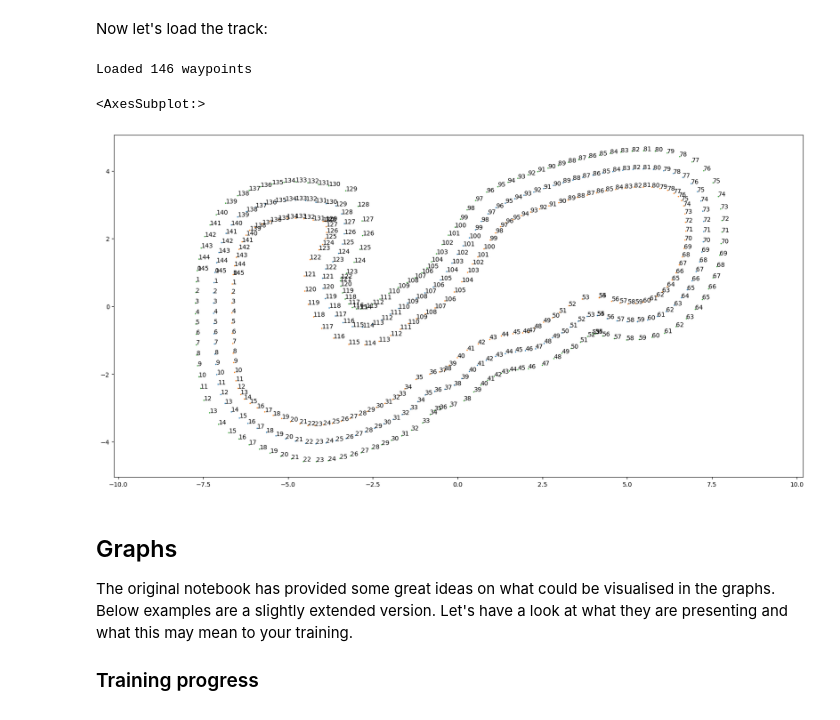
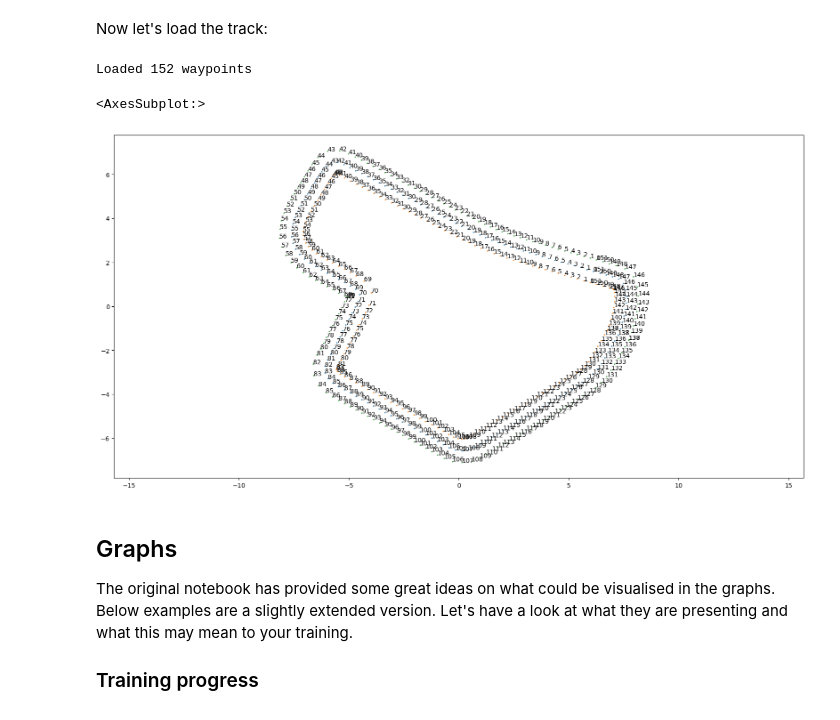
Before and after one commit to rohand2412/deepracer, a Jupyter notebook: log-analysis/Training_analysis.ipynb, the cells around one changed output. Saved outputs shown, nothing was run; the diff lists cells and outputs as text; code cells hidden in the pictures.

Commit message:
Ran log analysis on SteerSpeedDist-Diff-8Hours

```diff
--- a/log-analysis/Training_analysis.ipynb
+++ b/log-analysis/Training_analysis.ipynb
@@ -89,7 +89,7 @@ If you're using local training, just point at your model's root folder in the mi
 
 This notebook has been updated to support the most recent setups. Most of the mentioned projects above are no longer compatible with AWS DeepRacer Console anyway so do consider moving to the ones actively maintained.
 # %%
-model_logs_root = '/Users/rohan/Documents/python-projects/deepracer/2022-September/Logs-ExponentialToLinear'
+model_logs_root = '/Users/rohan/Documents/python-projects/deepracer/2022-October/Logs-SteerSpeedDist-Diff-8Hours'
 log = DeepRacerLog(model_logs_root)
 
 # load logs into a dataframe
@@ -177,20 +177,20 @@ Now let's load the track:
 # %%
 # We will try to guess the track name first, if it
 # fails, we'll use the constant in quotes
 
 try:
     track_name = log.agent_and_network()["world"]
 except Exception as e:
-    track_name = "2022_august_open"
+    track_name = "2022_september_open"
 
 
 track: Track = tu.load_track(track_name)
 
 pu.plot_trackpoints(track)
 # %% [output]
-Loaded 146 waypoints
+Loaded 152 waypoints
 <AxesSubplot:>
-[figure, old version]
+[figure, new version]
 # %% [markdown]
 ## Graphs
 
```
Also changed, not shown: parts of 19 cells of this notebook, 1 other file.
